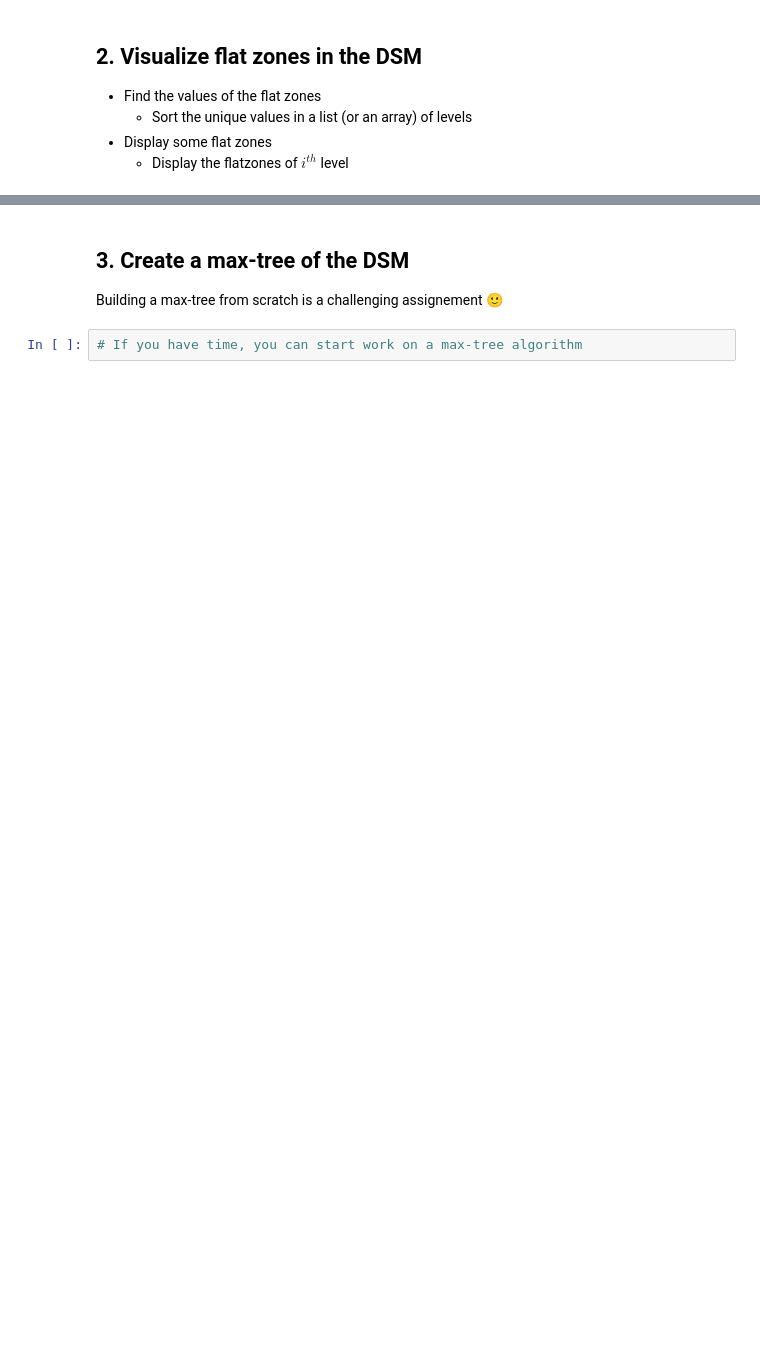
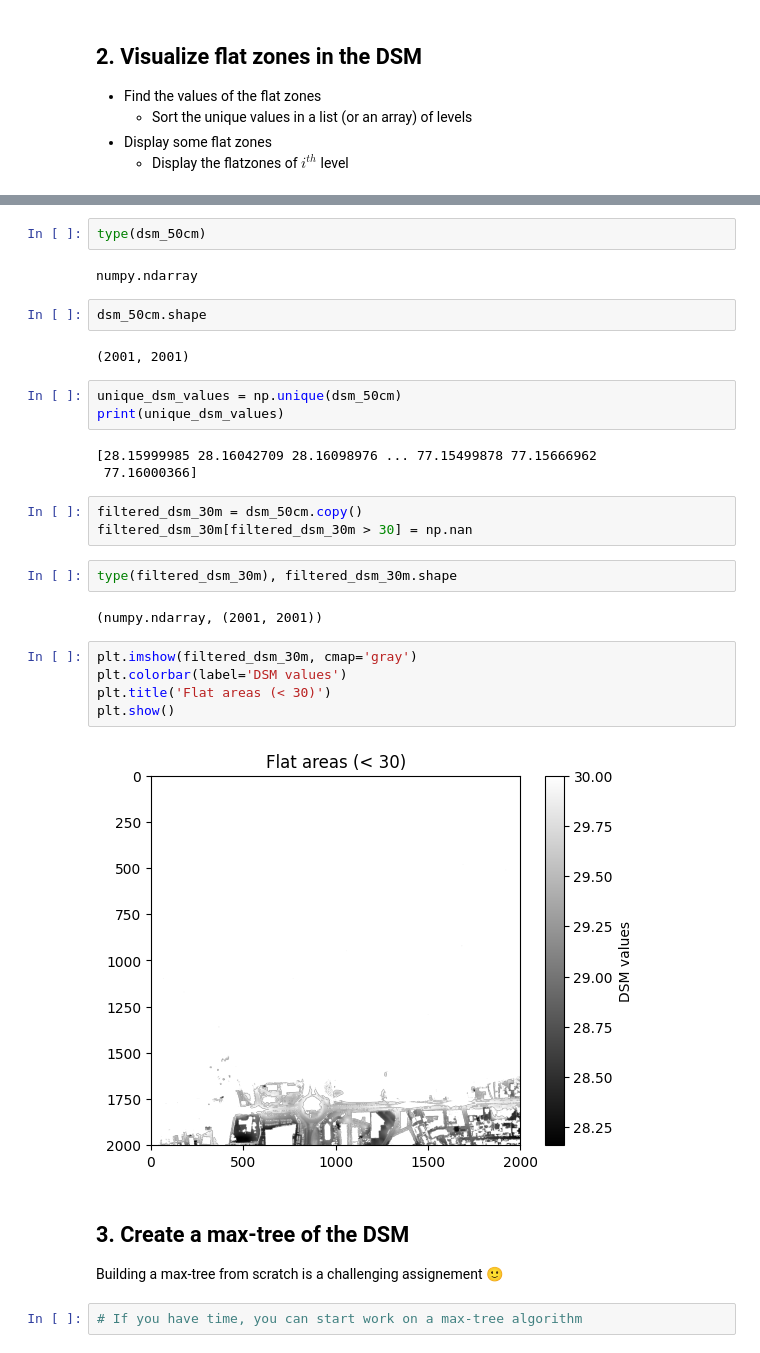
Before and after one commit to kshitijrajsharma/ersip-sprint, a Jupyter notebook: sprints/1/2 - Load and display LiDAR raster.ipynb, the cells around one changed output, grey strips where cells are left out. Saved outputs shown, nothing was run; the diff lists cells and outputs as text; blank space fills up the shorter version.

```diff
--- a/sprints/1/2 - Load and display LiDAR raster.ipynb
+++ b/sprints/1/2 - Load and display LiDAR raster.ipynb
@@ -87,3 +107,31 @@ plt.imshow(dsm_50cm, cmap='gray')
+# %%
+type(dsm_50cm)
+# %% [output]
+numpy.ndarray
+# %%
+dsm_50cm.shape
+# %% [output]
+(2001, 2001)
+# %%
+unique_dsm_values = np.unique(dsm_50cm)
+print(unique_dsm_values)
+# %% [output]
+[28.15999985 28.16042709 28.16098976 ... 77.15499878 77.15666962
+ 77.16000366]
+# %%
+filtered_dsm_30m = dsm_50cm.copy()
+filtered_dsm_30m[filtered_dsm_30m > 30] = np.nan
+# %%
+type(filtered_dsm_30m), filtered_dsm_30m.shape
+# %% [output]
+(numpy.ndarray, (2001, 2001))
+# %%
+plt.imshow(filtered_dsm_30m, cmap='gray')
+plt.colorbar(label='DSM values')
+plt.title('Flat areas (< 30)')
+plt.show()
+# %% [output]
+[figure, added]
 # %% [markdown]
 ## 3. Create a max-tree of the DSM
 
```
Also changed, not shown: parts of 4 cells of this notebook.
